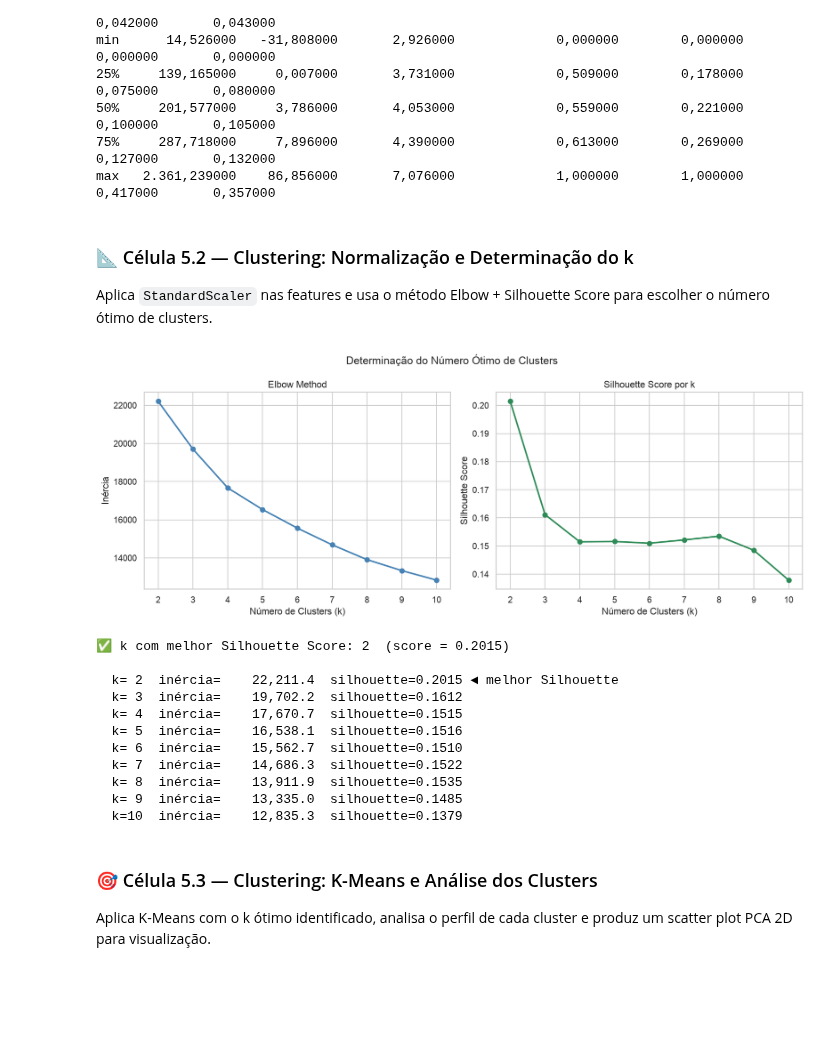
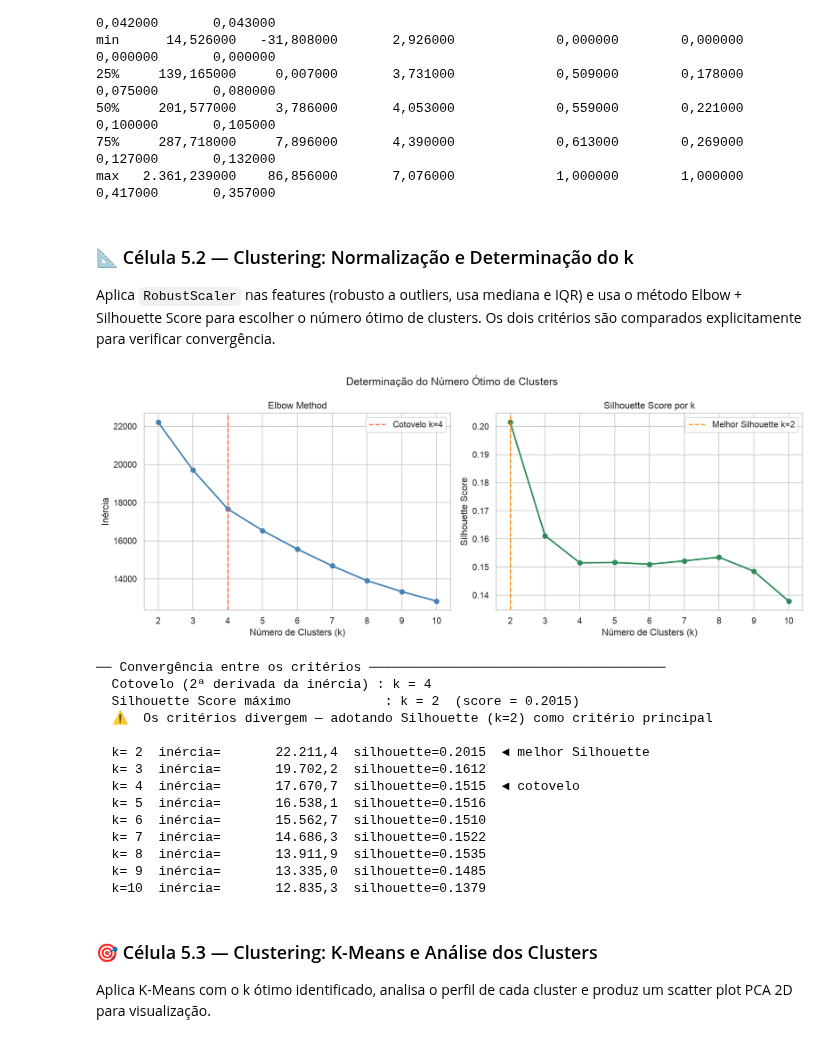
Before and after one commit to RodrigoVelez/mpti-cd_202601-projeto, a Jupyter notebook: projeto_cd_2026_01.ipynb, the cells around one changed output. Cells and saved outputs as stored; diff of their text form; code cells hidden in the pictures; blank space fills up the shorter version.

```diff
--- a/projeto_cd_2026_01.ipynb
+++ b/projeto_cd_2026_01.ipynb
@@ -2303,8 +2303,9 @@ max   2.361,239000    86,856000       7,076000             1,000000        1,000
 # %% [markdown]
 ### 📐 Célula 5.2 — Clustering: Normalização e Determinação do k
 
-Aplica `StandardScaler` nas features e usa o método Elbow + Silhouette Score para
-escolher o número ótimo de clusters.
+Aplica `RobustScaler` nas features (robusto a outliers, usa mediana e IQR) e usa
+o método Elbow + Silhouette Score para escolher o número ótimo de clusters.
+Os dois critérios são comparados explicitamente para verificar convergência.
 # %%
 # ── Semana 4 / 5.2: Elbow Method e Silhouette ────────────────────────────────
 from sklearn.preprocessing import RobustScaler
@@ -2324,49 +2325,69 @@ inertias, silhouettes = [], []
 K_RANGE = range(2, 11)
 
 for k in K_RANGE:
     km = KMeans(n_clusters=k, random_state=42, n_init=15)
     labels = km.fit_predict(X)
     inertias.append(km.inertia_)
     silhouettes.append(silhouette_score(X, labels, sample_size=5000, random_state=42))
 
+# Cotovelo pela 2ª derivada da inércia (proxy de curvatura máxima)
+diffs2 = np.diff(np.diff(inertias))
+elbow_k = list(K_RANGE)[int(np.argmax(np.abs(diffs2))) + 1]
+best_k  = list(K_RANGE)[int(np.argmax(silhouettes))]
+
 fig, (ax1, ax2) = plt.subplots(1, 2, figsize=(13, 5))
 
 ax1.plot(list(K_RANGE), inertias, 'o-', color='steelblue', lw=2)
+ax1.axvline(elbow_k, color='tomato', lw=1.5, linestyle='--', label=f'Cotovelo k={elbow_k}')
 ax1.set_xlabel('Número de Clusters (k)')
 ax1.set_ylabel('Inércia')
 ax1.set_title('Elbow Method')
 ax1.set_xticks(list(K_RANGE))
+ax1.legend()
 
 ax2.plot(list(K_RANGE), silhouettes, 'o-', color='seagreen', lw=2)
+ax2.axvline(best_k, color='darkorange', lw=1.5, linestyle='--', label=f'Melhor Silhouette k={best_k}')
 ax2.set_xlabel('Número de Clusters (k)')
 ax2.set_ylabel('Silhouette Score')
 ax2.set_title('Silhouette Score por k')
 ax2.set_xticks(list(K_RANGE))
+ax2.legend()
 
 plt.suptitle('Determinação do Número Ótimo de Clusters', fontsize=14)
 plt.tight_layout()
 plt.savefig(OURO_DIR / 'clustering_elbow.png', dpi=130, bbox_inches='tight')
 plt.show()
 
-best_k = list(K_RANGE)[int(np.argmax(silhouettes))]
-print(f'✅ k com melhor Silhouette Score: {best_k}  (score = {max(silhouettes):.4f})')
+print('── Convergência entre os critérios ──────────────────────────────────────')
+print(f'  Cotovelo (2ª derivada da inércia) : k = {elbow_k}')
+print(f'  Silhouette Score máximo            : k = {best_k}  (score = {max(silhouettes):.4f})')
+if elbow_k == best_k:
+    print(f'  ✅ Os dois critérios convergem para k = {best_k}')
+else:
+    print(f'  ⚠️  Os critérios divergem — adotando Silhouette (k={best_k}) como critério principal')
 print()
 for k, ine, sil in zip(K_RANGE, inertias, silhouettes):
-    star = ' ◄ melhor Silhouette' if k == best_k else ''
-    print(f'  k={k:2d}  inércia={ine:12,.1f}  silhouette={sil:.4f}{star}')
+    tags = []
+    if k == elbow_k: tags.append('cotovelo')
+    if k == best_k:  tags.append('melhor Silhouette')
+    tag = f'  ◄ {', '.join(tags)}' if tags else ''
+    print(f'  k={k:2d}  inércia={br(ine, 1):>15s}  silhouette={sil:.4f}{tag}')
 # %% [output]
-[figure, old version]
+[figure, new version]
-✅ k com melhor Silhouette Score: 2  (score = 0.2015)
+── Convergência entre os critérios ──────────────────────────────────────
+  Cotovelo (2ª derivada da inércia) : k = 4
+  Silhouette Score máximo            : k = 2  (score = 0.2015)
+  ⚠️  Os critérios divergem — adotando Silhouette (k=2) como critério principal
 
-  k= 2  inércia=    22,211.4  silhouette=0.2015 ◄ melhor Silhouette
-  k= 3  inércia=    19,702.2  silhouette=0.1612
-  k= 4  inércia=    17,670.7  silhouette=0.1515
-  k= 5  inércia=    16,538.1  silhouette=0.1516
-  k= 6  inércia=    15,562.7  silhouette=0.1510
-  k= 7  inércia=    14,686.3  silhouette=0.1522
-  k= 8  inércia=    13,911.9  silhouette=0.1535
-  k= 9  inércia=    13,335.0  silhouette=0.1485
-  k=10  inércia=    12,835.3  silhouette=0.1379
+  k= 2  inércia=       22.211,4  silhouette=0.2015  ◄ melhor Silhouette
+  k= 3  inércia=       19.702,2  silhouette=0.1612
+  k= 4  inércia=       17.670,7  silhouette=0.1515  ◄ cotovelo
+  k= 5  inércia=       16.538,1  silhouette=0.1516
+  k= 6  inércia=       15.562,7  silhouette=0.1510
+  k= 7  inércia=       14.686,3  silhouette=0.1522
+  k= 8  inércia=       13.911,9  silhouette=0.1535
+  k= 9  inércia=       13.335,0  silhouette=0.1485
+  k=10  inércia=       12.835,3  silhouette=0.1379
 # %% [markdown]
 ### 🎯 Célula 5.3 — Clustering: K-Means e Análise dos Clusters
 
```
Also changed, not shown: parts of 4 cells of this notebook, 1 other file.
